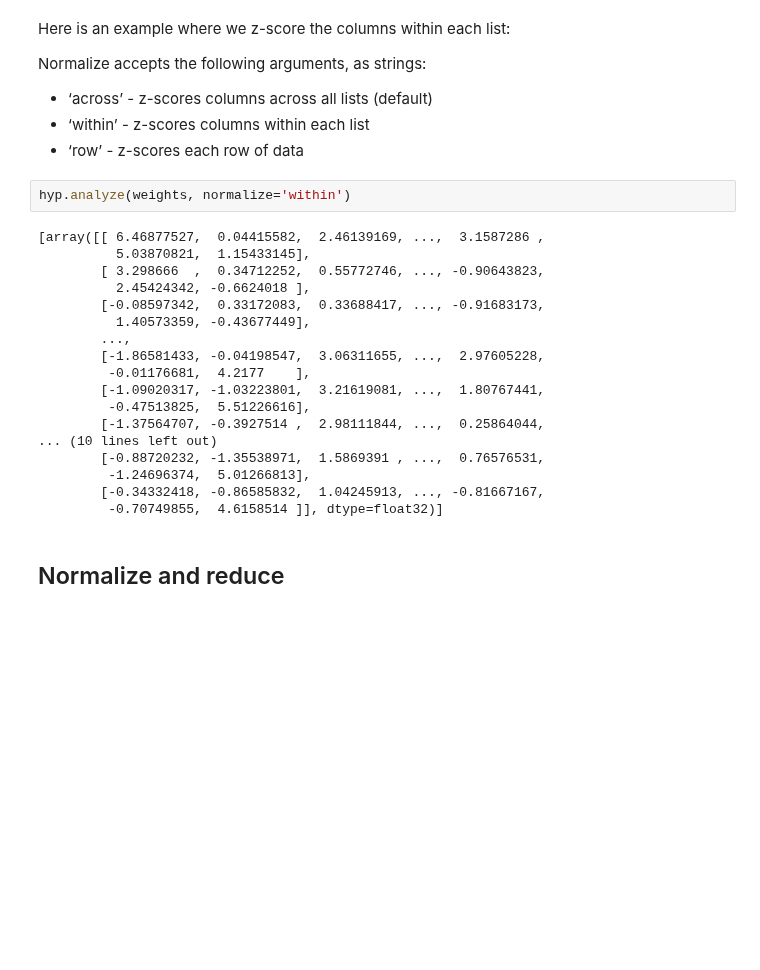
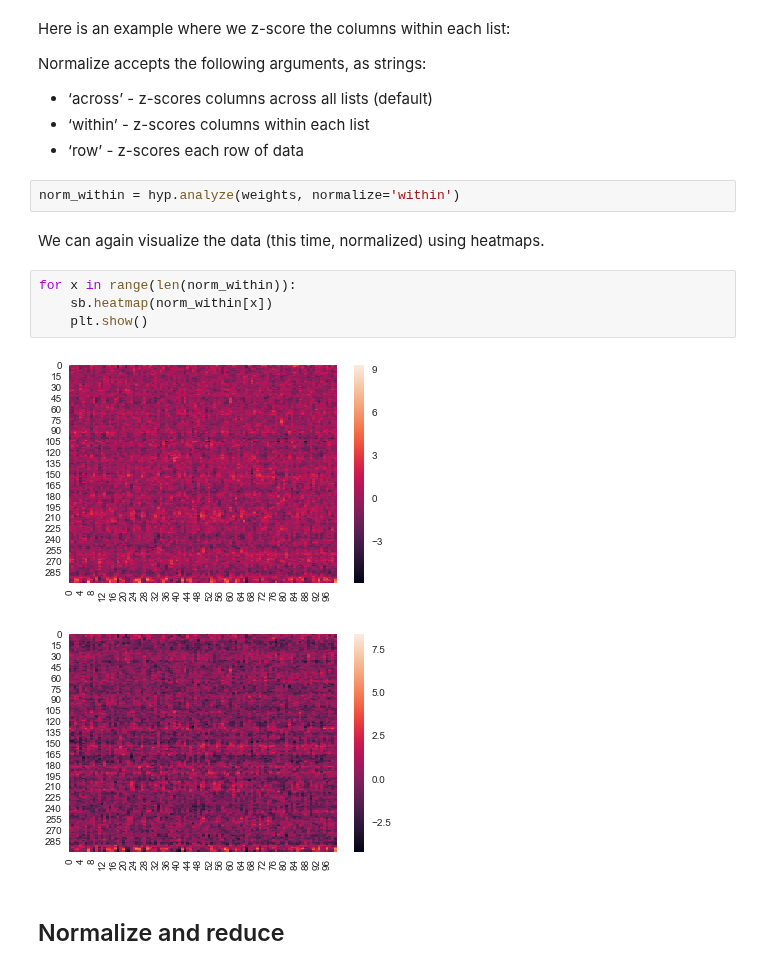
Before and after one commit to ContextLab/hypertools, a Jupyter notebook: docs/tutorials/analyze.ipynb, the cells around one changed output. Drawn from its saved outputs; the diff is of its cells as text; blank space fills up the shorter version.

```diff
--- a/docs/tutorials/analyze.ipynb
+++ b/docs/tutorials/analyze.ipynb
@@ -31,25 +45,16 @@ Normalize accepts the following arguments, as strings:
 + ‘within’ - z-scores columns within each list
 + ‘row’ - z-scores each row of data
 # %%
-hyp.analyze(weights, normalize='within')
+norm_within = hyp.analyze(weights, normalize='within')
-# %% [output]
-[array([[ 6.46877527,  0.04415582,  2.46139169, ...,  3.1587286 ,
-          5.03870821,  1.15433145],
-        [ 3.298666  ,  0.34712252,  0.55772746, ..., -0.90643823,
-          2.45424342, -0.6624018 ],
-        [-0.08597342,  0.33172083,  0.33688417, ..., -0.91683173,
-          1.40573359, -0.43677449],
-        ...,
-        [-1.86581433, -0.04198547,  3.06311655, ...,  2.97605228,
-         -0.01176681,  4.2177    ],
-        [-1.09020317, -1.03223801,  3.21619081, ...,  1.80767441,
-         -0.47513825,  5.51226616],
-        [-1.37564707, -0.3927514 ,  2.98111844, ...,  0.25864044,
-... (10 lines left out)
-        [-0.88720232, -1.35538971,  1.5869391 , ...,  0.76576531,
-         -1.24696374,  5.01266813],
-        [-0.34332418, -0.86585832,  1.04245913, ..., -0.81667167,
-         -0.70749855,  4.6158514 ]], dtype=float32)]
+# %% [markdown]
+We can again visualize the data (this time, normalized) using heatmaps.
+# %%
+for x in range(len(norm_within)):
+    sb.heatmap(norm_within[x])
+    plt.show()
+# %% [output]
+[figure, added]
+[figure, added]
 # %% [markdown]
 ## Normalize and reduce
 # %% [markdown]
```
Also changed, not shown: parts of 14 cells of this notebook, 7 other files.
